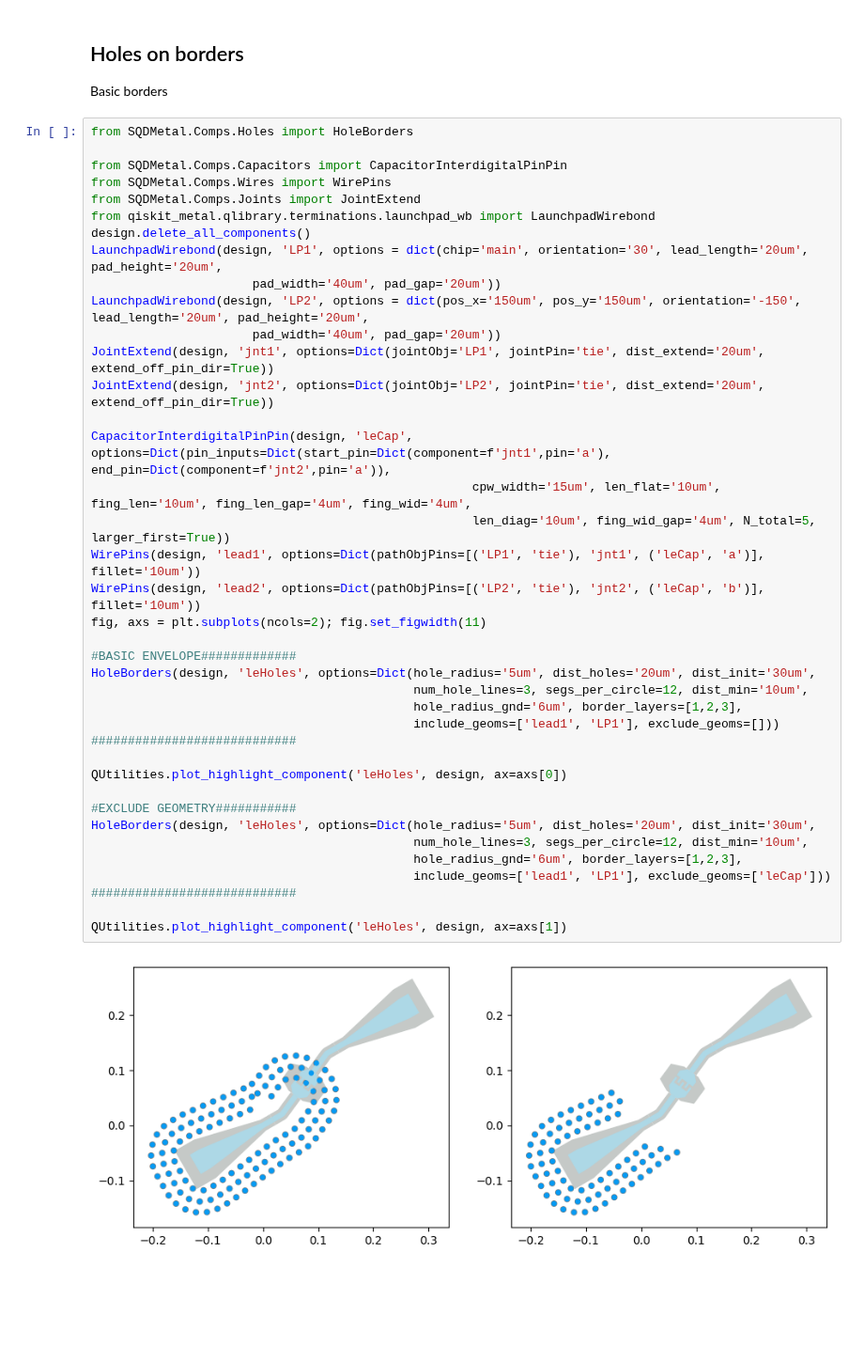
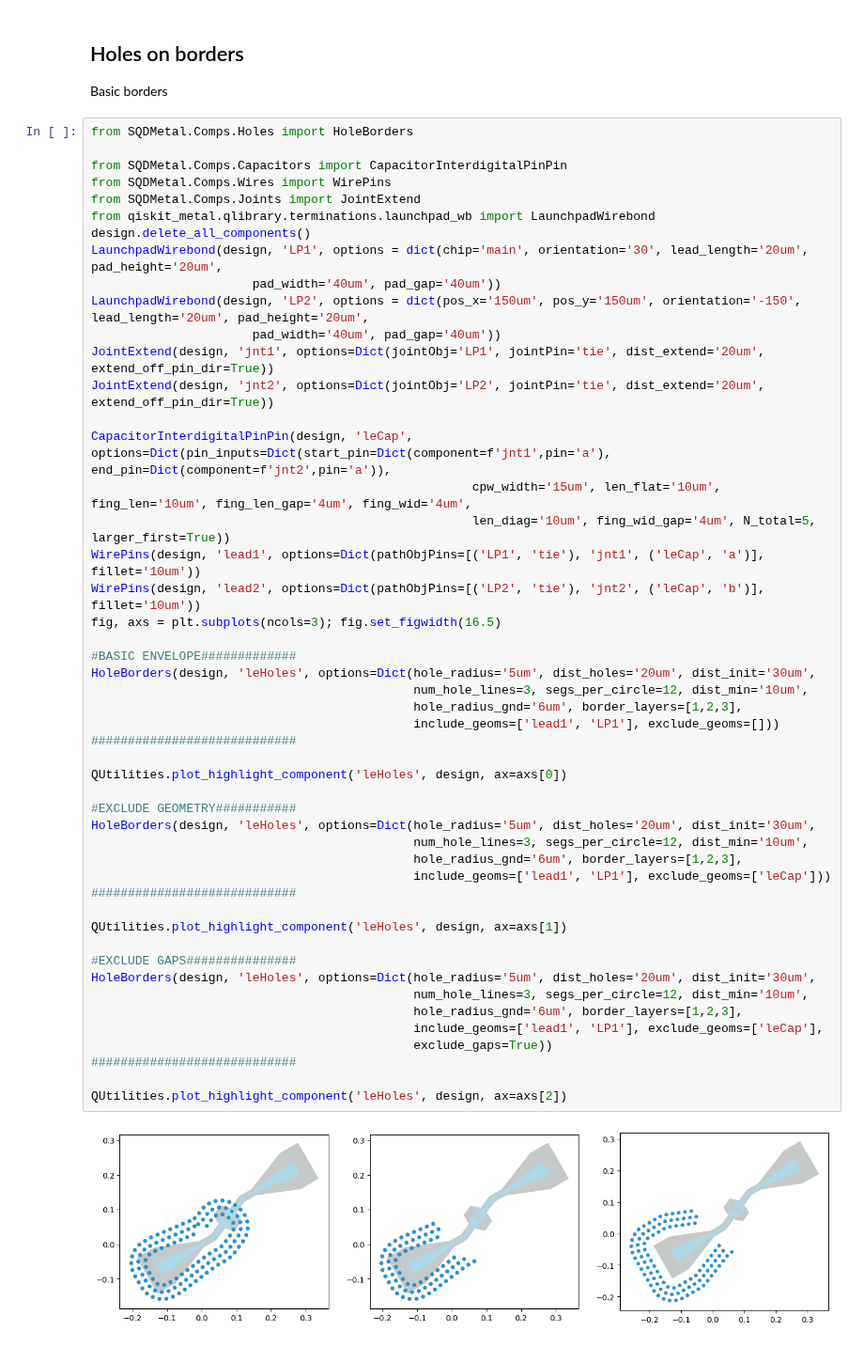
Before and after one commit to sqdlab/SQDMetal, a Jupyter notebook: docs/User/Comps_All.ipynb, the cells around one changed output. Shown at 94% size. Saved outputs shown, nothing was run; the diff lists cells and outputs as text; blank space fills up the shorter version.

Commit message:
Added option for HoleBorders to exclude gaps.

```diff
--- a/docs/User/Comps_All.ipynb
+++ b/docs/User/Comps_All.ipynb
@@ -1451,35 +1451,45 @@ from SQDMetal.Comps.Joints import JointExtend
 from qiskit_metal.qlibrary.terminations.launchpad_wb import LaunchpadWirebond
 design.delete_all_components()
 LaunchpadWirebond(design, 'LP1', options = dict(chip='main', orientation='30', lead_length='20um', pad_height='20um',
-                      pad_width='40um', pad_gap='20um'))
+                      pad_width='40um', pad_gap='40um'))
 LaunchpadWirebond(design, 'LP2', options = dict(pos_x='150um', pos_y='150um', orientation='-150', lead_length='20um', pad_height='20um',
-                      pad_width='40um', pad_gap='20um'))
+                      pad_width='40um', pad_gap='40um'))
 JointExtend(design, 'jnt1', options=Dict(jointObj='LP1', jointPin='tie', dist_extend='20um', extend_off_pin_dir=True))
 JointExtend(design, 'jnt2', options=Dict(jointObj='LP2', jointPin='tie', dist_extend='20um', extend_off_pin_dir=True))
 
 CapacitorInterdigitalPinPin(design, 'leCap', options=Dict(pin_inputs=Dict(start_pin=Dict(component=f'jnt1',pin='a'), end_pin=Dict(component=f'jnt2',pin='a')),
                                                     cpw_width='15um', len_flat='10um', fing_len='10um', fing_len_gap='4um', fing_wid='4um',
                                                     len_diag='10um', fing_wid_gap='4um', N_total=5, larger_first=True))
 WirePins(design, 'lead1', options=Dict(pathObjPins=[('LP1', 'tie'), 'jnt1', ('leCap', 'a')], fillet='10um'))
 WirePins(design, 'lead2', options=Dict(pathObjPins=[('LP2', 'tie'), 'jnt2', ('leCap', 'b')], fillet='10um'))
-fig, axs = plt.subplots(ncols=2); fig.set_figwidth(11)
+fig, axs = plt.subplots(ncols=3); fig.set_figwidth(16.5)
 
 #BASIC ENVELOPE#############
 HoleBorders(design, 'leHoles', options=Dict(hole_radius='5um', dist_holes='20um', dist_init='30um',
                                             num_hole_lines=3, segs_per_circle=12, dist_min='10um',
                                             hole_radius_gnd='6um', border_layers=[1,2,3],
                                             include_geoms=['lead1', 'LP1'], exclude_geoms=[]))
 ############################
 
 QUtilities.plot_highlight_component('leHoles', design, ax=axs[0])
 
 #EXCLUDE GEOMETRY###########
 HoleBorders(design, 'leHoles', options=Dict(hole_radius='5um', dist_holes='20um', dist_init='30um',
                                             num_hole_lines=3, segs_per_circle=12, dist_min='10um',
                                             hole_radius_gnd='6um', border_layers=[1,2,3],
                                             include_geoms=['lead1', 'LP1'], exclude_geoms=['leCap']))
 ############################
 
 QUtilities.plot_highlight_component('leHoles', design, ax=axs[1])
+
+#EXCLUDE GAPS###############
+HoleBorders(design, 'leHoles', options=Dict(hole_radius='5um', dist_holes='20um', dist_init='30um',
+                                            num_hole_lines=3, segs_per_circle=12, dist_min='10um',
+                                            hole_radius_gnd='6um', border_layers=[1,2,3],
+                                            include_geoms=['lead1', 'LP1'], exclude_geoms=['leCap'],
+                                            exclude_gaps=True))
+############################
+
+QUtilities.plot_highlight_component('leHoles', design, ax=axs[2])
 # %% [output]
-[figure, old version]
+[figure, new version]
```
Also changed, not shown: 1 other file.
